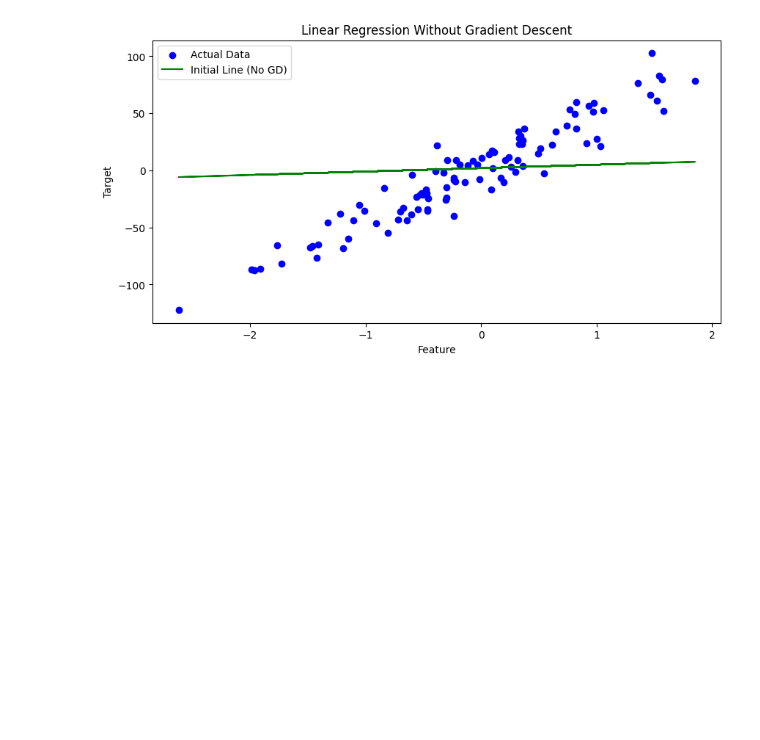
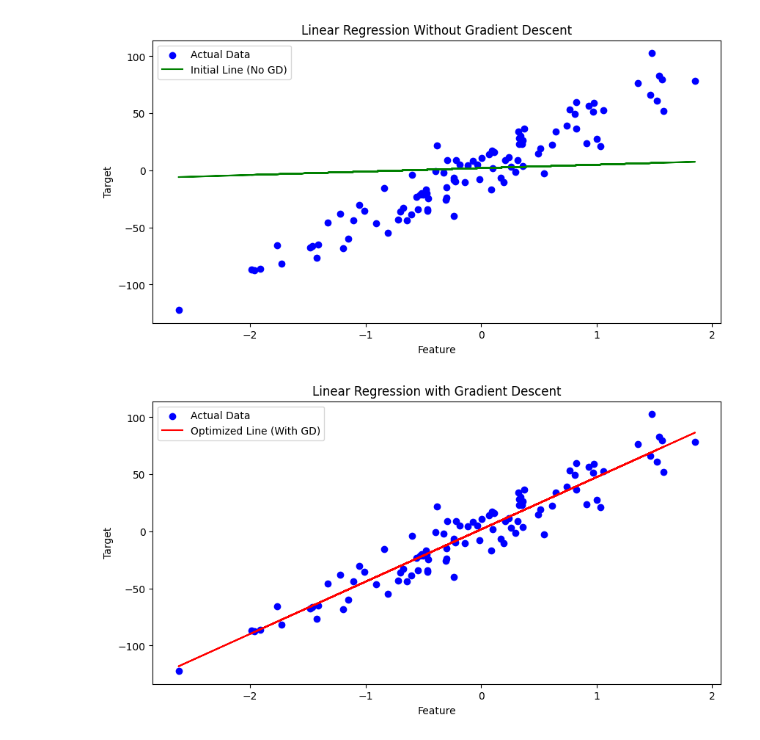
Before and after one commit to dipak1920basnet/Python-Implementation-of-Linear-Regression, a Jupyter notebook: gradient_descent_linear.ipynb, the cells around one changed output. Cells and saved outputs as stored; diff of their text form; code cells hidden in the pictures; blank space fills up the shorter version.

Commit message:
Linear Regression with gradient descent

```diff
--- a/gradient_descent_linear.ipynb
+++ b/gradient_descent_linear.ipynb
@@ -22,3 +22,24 @@ plt.legend()
 plt.show()
 # %% [output]
 [figure]
+# %%
+learning_rate = 0.1
+n_iterations = 100
+
+for _ in range(n_iterations):
+    y_pred = X_b.dot(theta)
+
+    gradients = (2/m) * X_b.T.dot(y_pred-y)
+
+    theta -= learning_rate*gradients
+# %%
+plt.figure(figsize=(10,5))
+plt.scatter(X,y,color="blue", label="Actual Data")
+plt.plot(X, X_b.dot(theta), color="red", label="Optimized Line (With GD)")
+plt.xlabel("Feature")
+plt.ylabel("Target")
+plt.title("Linear Regression with Gradient Descent")
+plt.legend()
+plt.show()
+# %% [output]
+[figure, added]
```
